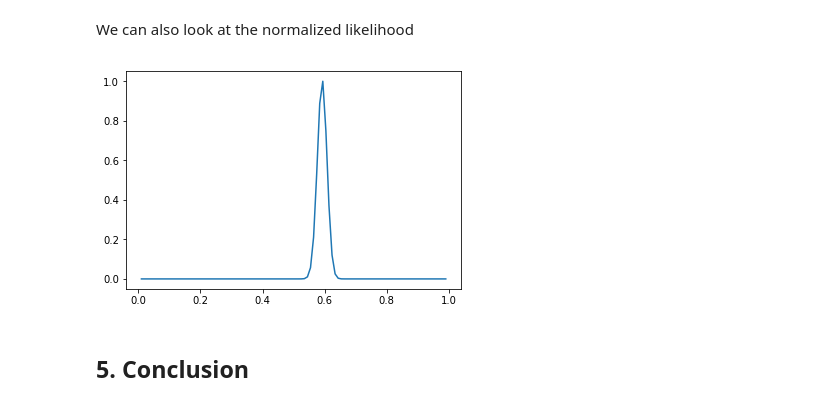
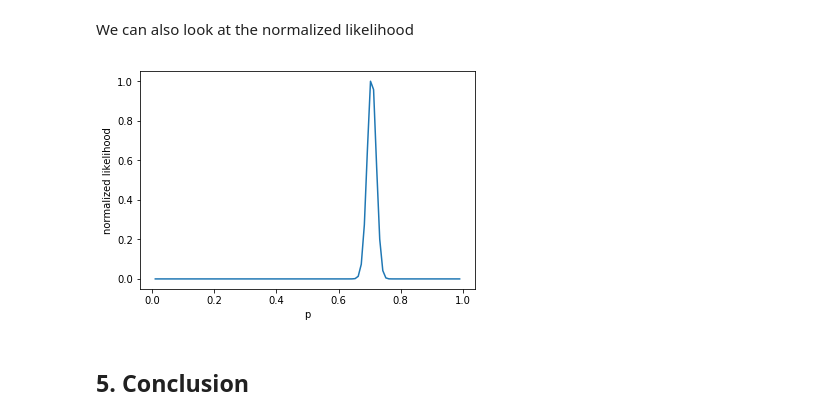
Before and after one commit to ltetrel/ltetrel.github.io, a Jupyter notebook: notebooks/likelihood.ipynb, the cells around one changed output. Cells and saved outputs as stored; diff of their text form; code cells hidden in the pictures.

```diff
--- a/notebooks/likelihood.ipynb
+++ b/notebooks/likelihood.ipynb
@@ -112,6 +104,5 @@ We will see if we can estimate correctly this parameter at the end.
 # %%
-np.random.seed(3)
-p = 0.6
+p = 0.7
 n = 1000
 x = np.random.binomial(1,p,n)
 # %% [markdown]
@@ -179,14 +172,16 @@ We can also look at the normalized likelihood
 # %%
 def likelihood(p, x):
     return (p**(sum(x)))*((1-p)**(len(x) - sum(x)))
 
 plt.figure()
 lkls = likelihood(p,x)
 lkls = lkls / np.max(lkls)
 plt.plot(p,lkls)
+plt.xlabel("p")
+plt.ylabel("normalized likelihood")
 plt.show()
 # %% [output]
-[figure, old version]
+[figure, new version]
 # %% [markdown]
 ## 5. Conclusion
 # %% [markdown]
```
Also changed, not shown: parts of 14 cells of this notebook, 5 other files.
